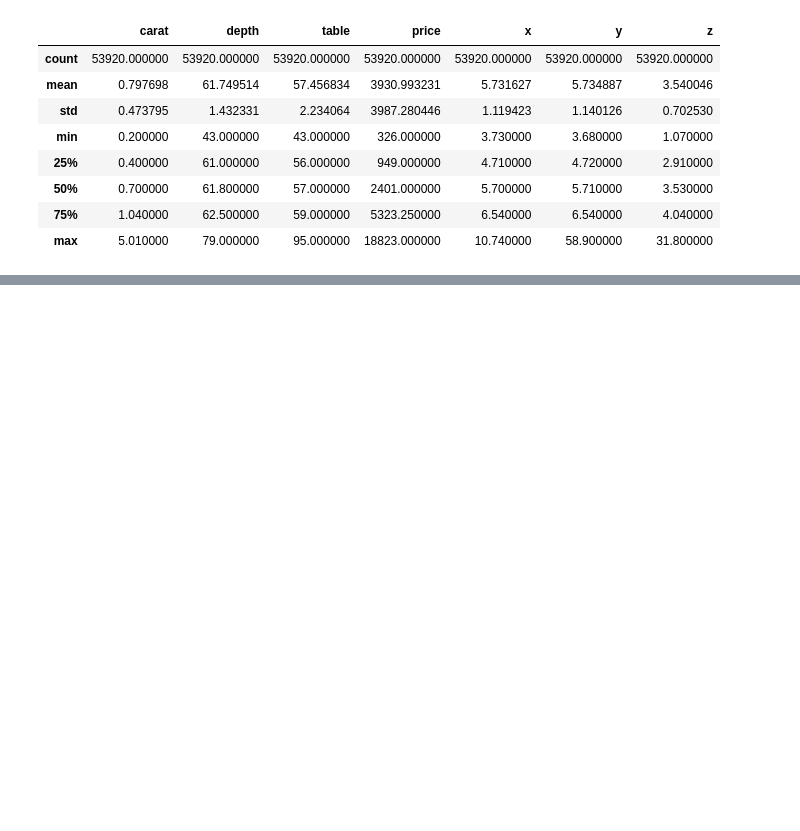
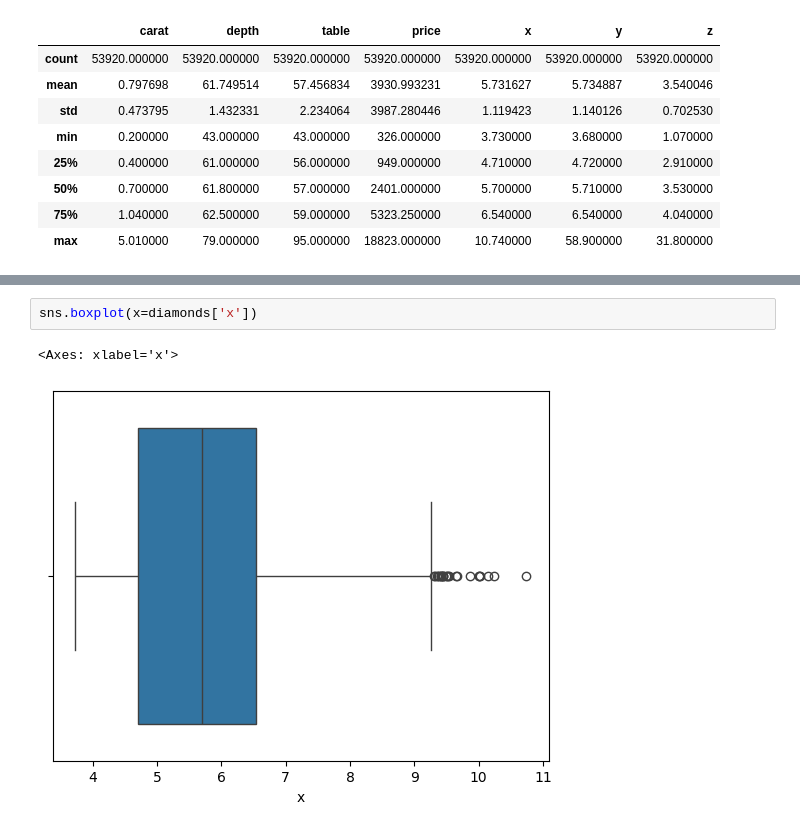
Before and after one commit to abdullohumar/predictive_analytic, a Jupyter notebook: predictive_analytics.ipynb, the cells around one changed output, grey strips where cells are left out. Cells and saved outputs as stored; diff of their text form; blank space fills up the shorter version.

```diff
--- a/predictive_analytics.ipynb
+++ b/predictive_analytics.ipynb
@@ -107,0 +126,5 @@ diamonds.describe()
+# %%
+sns.boxplot(x=diamonds['x'])
+# %% [output]
+<Axes: xlabel='x'>
+[figure, added]
```
Also changed, not shown: parts of 7 cells of this notebook.
